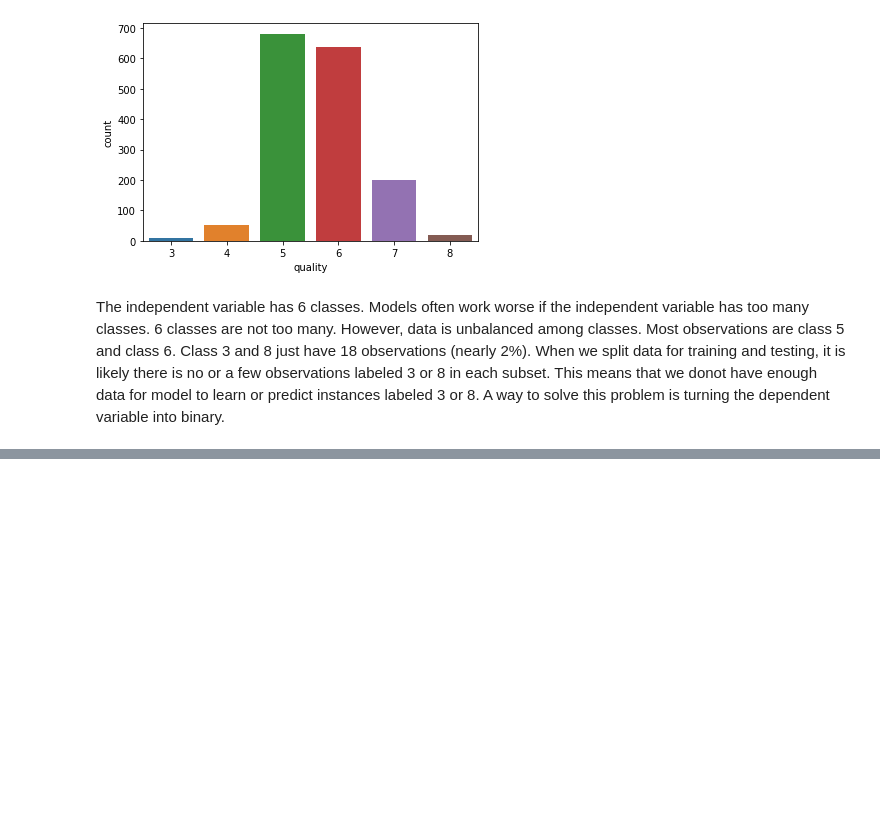
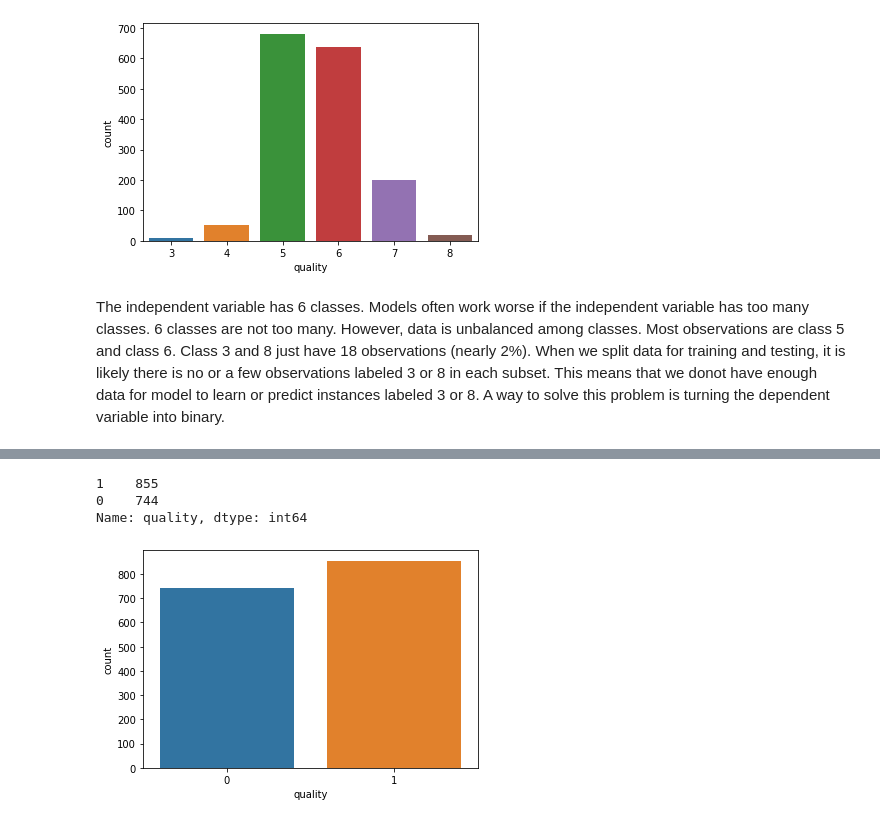
Before and after one commit to HuyenNguyenHelen/INFO-5505---Machine-learning, a Jupyter notebook: HuyenNguyen_Assignment_2.ipynb, the cells around one changed output, grey strips where cells are left out. Saved outputs shown, nothing was run; the diff lists cells and outputs as text; code cells hidden in the pictures; blank space fills up the shorter version.

```diff
--- a/HuyenNguyen_Assignment_2.ipynb
+++ b/HuyenNguyen_Assignment_2.ipynb
@@ -94,3 +100,5 @@ The independent variable has 6 classes. Models often work worse if the independe
 # %%
 # Turn the dependent variable into binary
 # Class 3, 4, and 5 are turned into the "low quality" class; otherwise are "high quality"
+data['quality']=np.where(data['quality']>5, 1,0)
+data.head()
@@ -96,0 +112,11 @@ The independent variable has 6 classes. Models often work worse if the independe
+# %%
+data.quality.value_counts()
+# %% [output]
+1    855
+0    744
+Name: quality, dtype: int64
+# %%
+sns.countplot(x='quality', data=data)
+plt.show()
+# %% [output]
+[figure, added]
```
Also changed, not shown: parts of 10 cells of this notebook.
